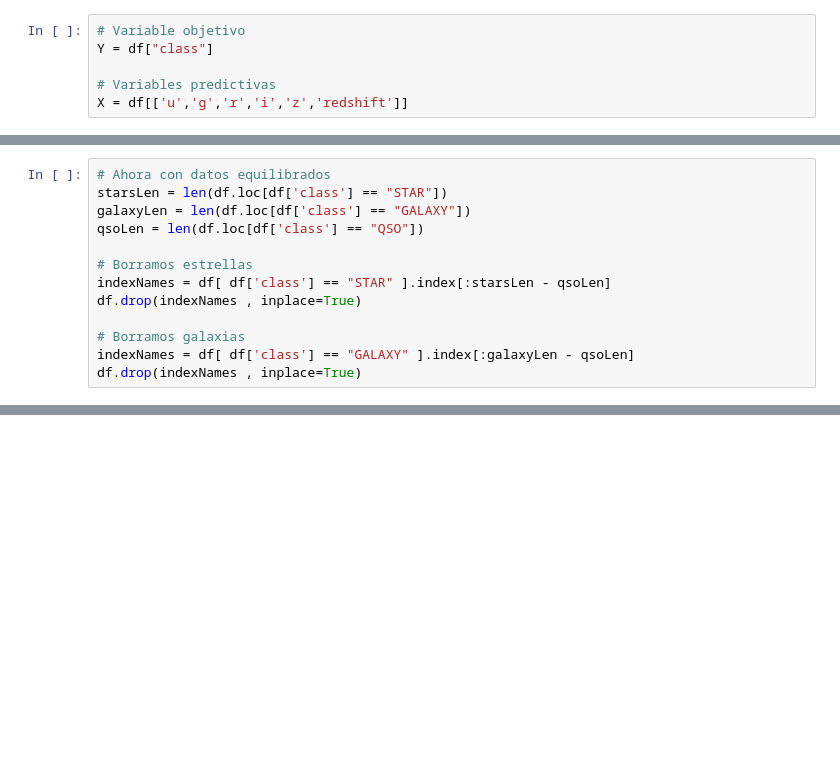
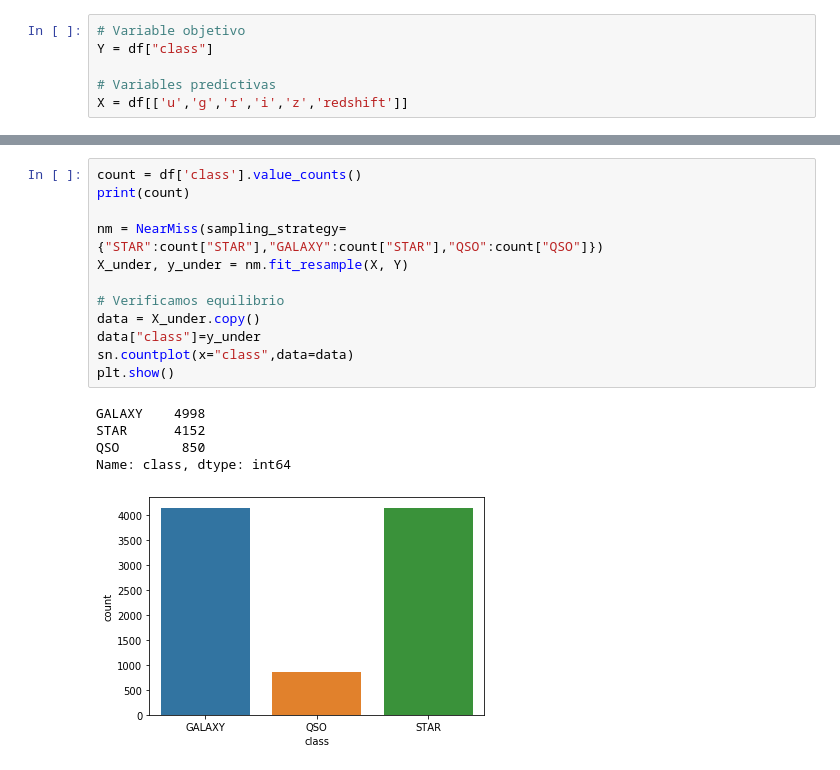
Before and after one commit to ehopperdietzel/Trabajo-1-INFO257, a Jupyter notebook: Notebook/SDSS.ipynb, the cells around one changed output, grey strips where cells are left out. Drawn from its saved outputs; the diff is of its cells as text; blank space fills up the shorter version.

```diff
--- a/Notebook/SDSS.ipynb
+++ b/Notebook/SDSS.ipynb
@@ -241,13 +210,0 @@ Text(69.0, 0.5, 'Valor Real')
-# %%
-# Ahora con datos equilibrados
-starsLen = len(df.loc[df['class'] == "STAR"])
-galaxyLen = len(df.loc[df['class'] == "GALAXY"])
-qsoLen = len(df.loc[df['class'] == "QSO"])
-
-# Borramos estrellas
-indexNames = df[ df['class'] == "STAR" ].index[:starsLen - qsoLen]
-df.drop(indexNames , inplace=True)
-
-# Borramos galaxias
-indexNames = df[ df['class'] == "GALAXY" ].index[:galaxyLen - qsoLen]
-df.drop(indexNames , inplace=True)
@@ -291,0 +314,18 @@ Text(69.0, 0.5, 'Valor Real')
+# %%
+count = df['class'].value_counts()
+print(count)
+
+nm = NearMiss(sampling_strategy={"STAR":count["STAR"],"GALAXY":count["STAR"],"QSO":count["QSO"]})
+X_under, y_under = nm.fit_resample(X, Y)
+
+# Verificamos equilibrio
+data = X_under.copy()
+data["class"]=y_under
+sn.countplot(x="class",data=data)
+plt.show()
+# %% [output]
+GALAXY    4998
+STAR      4152
+QSO        850
+Name: class, dtype: int64
+[figure, added]
```
Also changed, not shown: parts of 48 cells of this notebook, 2 other files.
